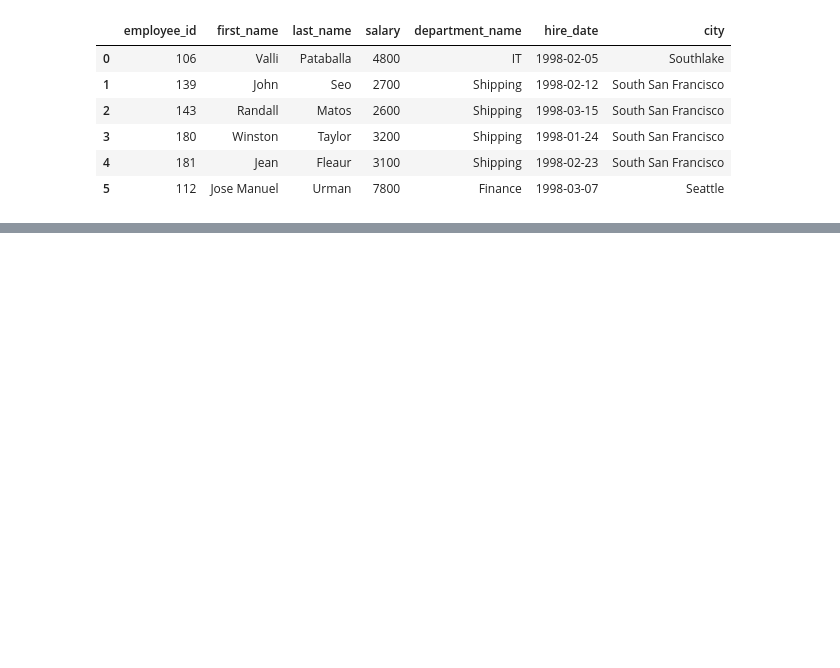
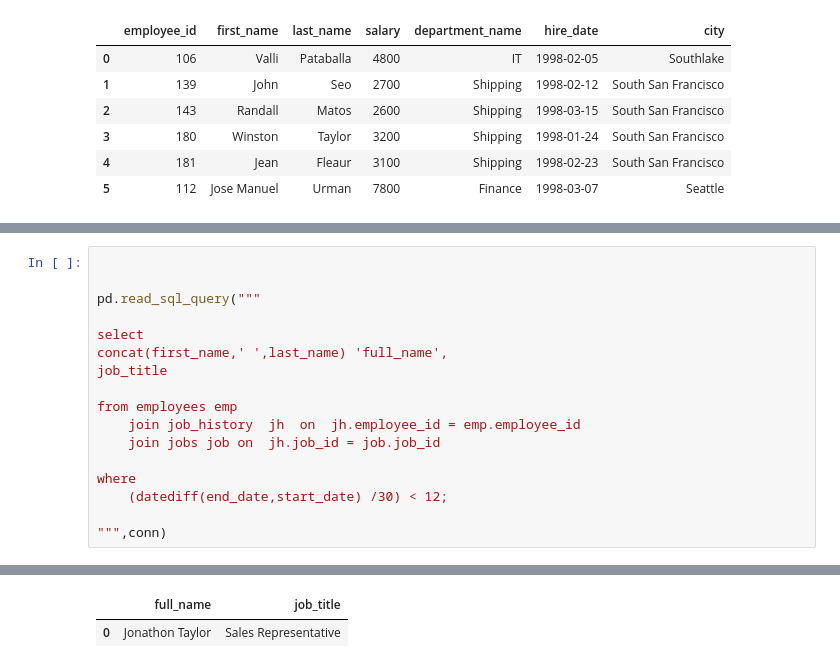
Before and after one commit to 28101991SUNNY/RDBMS-and-SQL-, a Jupyter notebook: 5_SQL_Date and Time Functions .ipynb, the cells around one changed output, grey strips where cells are left out. Cells and saved outputs as stored; diff of their text form; blank space fills up the shorter version.

```diff
--- a/5_SQL_Date and Time Functions .ipynb
+++ b/5_SQL_Date and Time Functions .ipynb
@@ -599,0 +649,18 @@ date_add("1998-01-01",interval 3 month)
+# %%
+
+
+pd.read_sql_query("""
+
+select
+concat(first_name,' ',last_name) 'full_name',
+job_title
+
+from employees emp
+    join job_history  jh  on  jh.employee_id = emp.employee_id
+    join jobs job on  jh.job_id = job.job_id
+
+where
+    (datediff(end_date,start_date) /30) < 12;
+
+""",conn)
+# %% [output]
@@ -599,0 +668,2 @@ date_add("1998-01-01",interval 3 month)
+|  | full_name | job_title |
+| 0 | Jonathon Taylor | Sales Representative |
```
Also changed, not shown: parts of 9 cells of this notebook.
